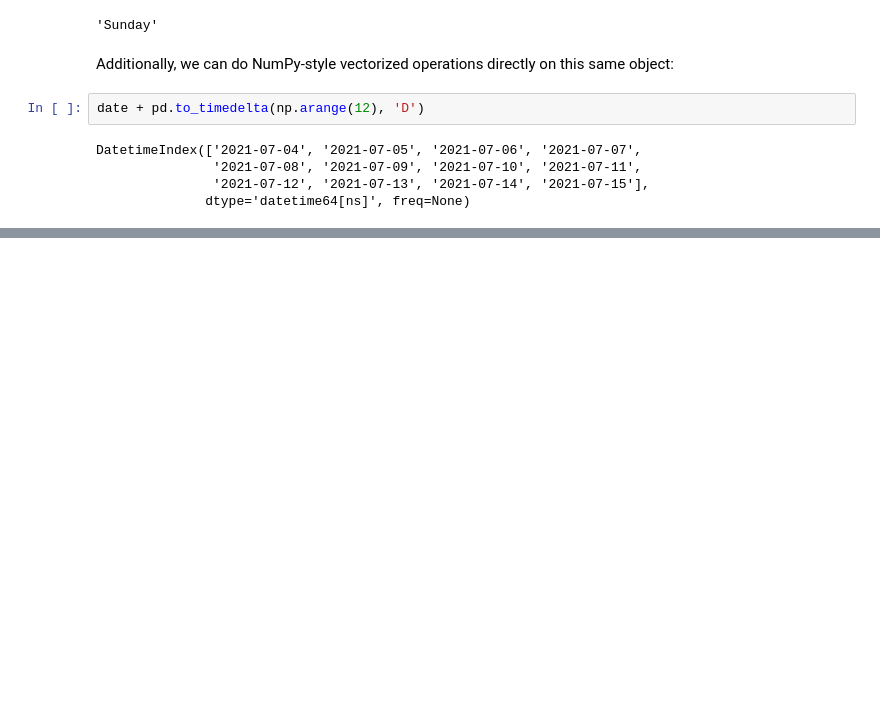
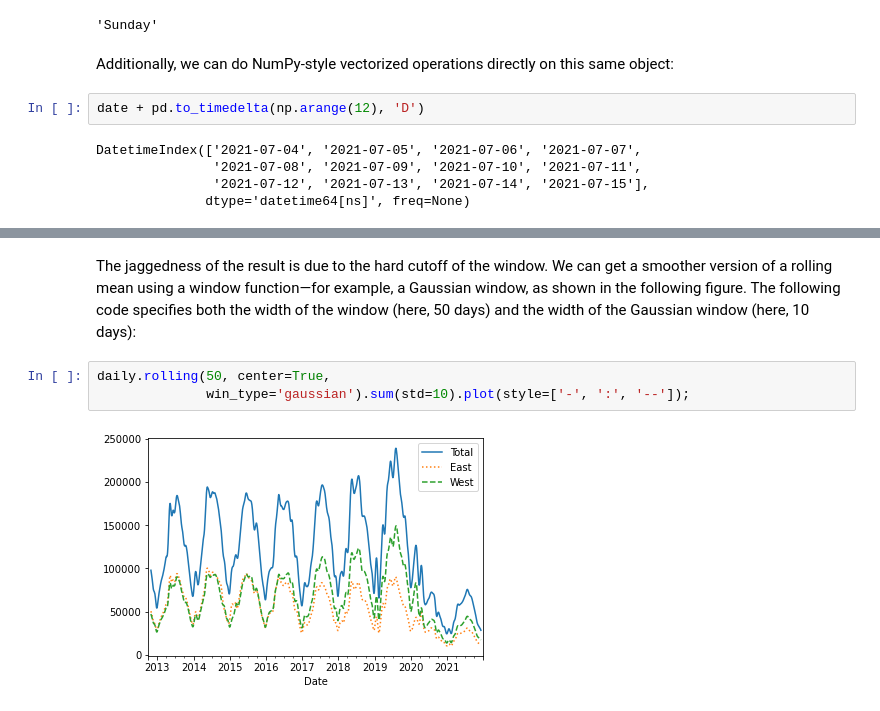
Before and after one commit to f0anits1o/Python-Data-Analysis, a Jupyter notebook: pandas2.ipynb, the cells around one changed output, grey strips where cells are left out. Cells and saved outputs as stored; diff of their text form; blank space fills up the shorter version.

```diff
--- a/pandas2.ipynb
+++ b/pandas2.ipynb
@@ -3186,0 +3427,9 @@ DatetimeIndex(['2021-07-04', '2021-07-05', '2021-07-06', '2021-07-07',
+# %% [markdown]
+The jaggedness of the result is due to the hard cutoff of the window.
+We can get a smoother version of a rolling mean using a window function—for example, a Gaussian window, as shown in the following figure.
+The following code specifies both the width of the window (here, 50 days) and the width of the Gaussian window (here, 10 days):
+# %%
+daily.rolling(50, center=True,
+              win_type='gaussian').sum(std=10).plot(style=['-', ':', '--']);
+# %% [output]
+[figure, added]
```
Also changed, not shown: parts of 52 cells of this notebook.
